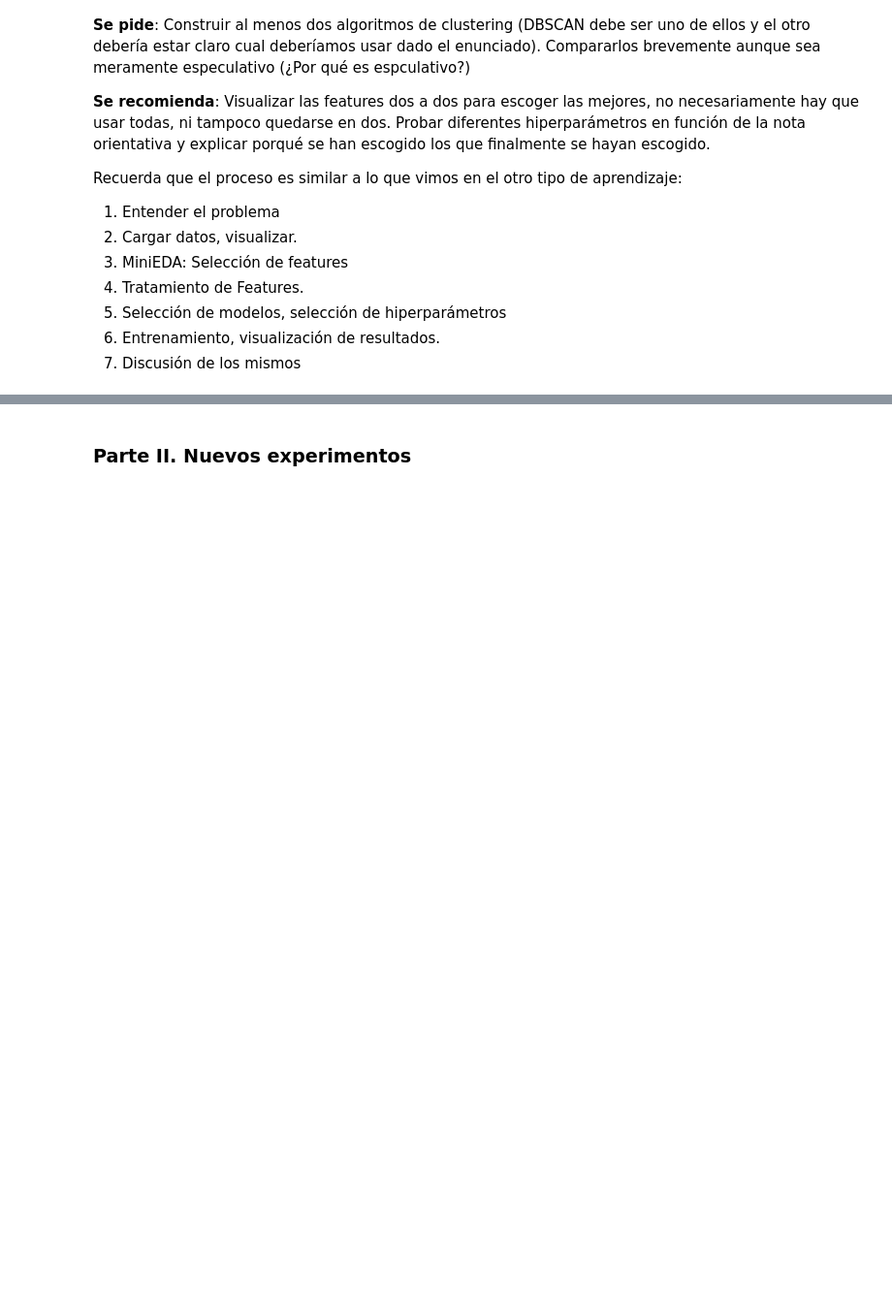
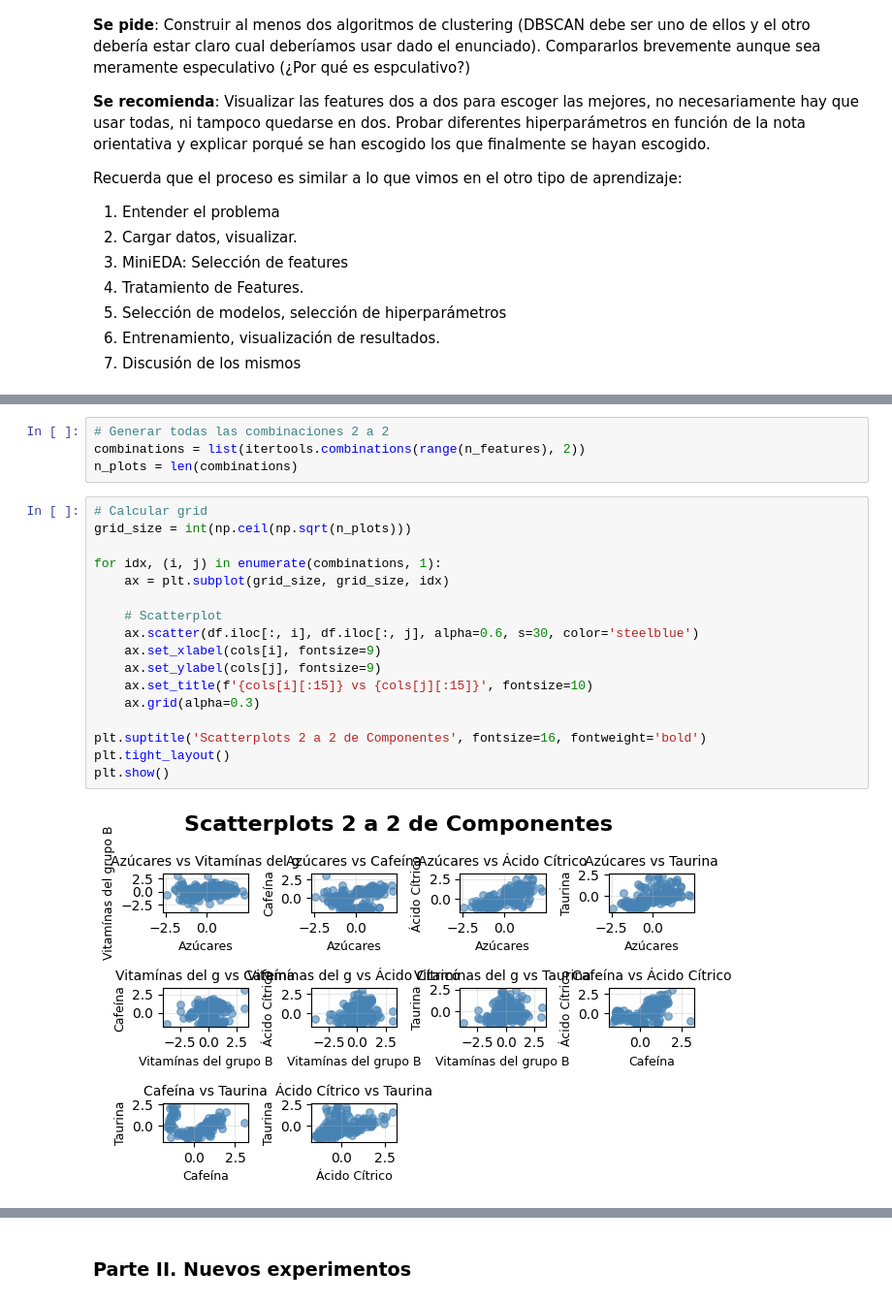
Before and after one commit to pablomoralesbaro/Ds-Online-PabloBaro, a Jupyter notebook: 04_Machine_Learning/Sprint_13/Unidad_02_ML_No_Supervisado_Clustering_DBSCAN/03_Practica_Obligatoria/18_Practica_Obligatoria_Clustering_DBSCAN.ipynb, the cells around one changed output, grey strips where cells are left out. Shown at 97% size. Saved outputs shown, nothing was run; the diff lists cells and outputs as text; blank space fills up the shorter version.

```diff
--- a/04_Machine_Learning/Sprint_13/Unidad_02_ML_No_Supervisado_Clustering_DBSCAN/03_Practica_Obligatoria/18_Practica_Obligatoria_Clustering_DBSCAN.ipynb
+++ b/04_Machine_Learning/Sprint_13/Unidad_02_ML_No_Supervisado_Clustering_DBSCAN/03_Practica_Obligatoria/18_Practica_Obligatoria_Clustering_DBSCAN.ipynb
@@ -39,0 +285,23 @@ Recuerda que el proceso es similar a lo que vimos en el otro tipo de aprendizaje
+# %%
+# Generar todas las combinaciones 2 a 2
+combinations = list(itertools.combinations(range(n_features), 2))
+n_plots = len(combinations)
+# %%
+# Calcular grid
+grid_size = int(np.ceil(np.sqrt(n_plots)))
+
+for idx, (i, j) in enumerate(combinations, 1):
+    ax = plt.subplot(grid_size, grid_size, idx)
+
+    # Scatterplot
+    ax.scatter(df.iloc[:, i], df.iloc[:, j], alpha=0.6, s=30, color='steelblue')
+    ax.set_xlabel(cols[i], fontsize=9)
+    ax.set_ylabel(cols[j], fontsize=9)
+    ax.set_title(f'{cols[i][:15]} vs {cols[j][:15]}', fontsize=10)
+    ax.grid(alpha=0.3)
+
+plt.suptitle('Scatterplots 2 a 2 de Componentes', fontsize=16, fontweight='bold')
+plt.tight_layout()
+plt.show()
+# %% [output]
+[figure, added]
```
Also changed, not shown: parts of 42 cells of this notebook, 1 other file.
